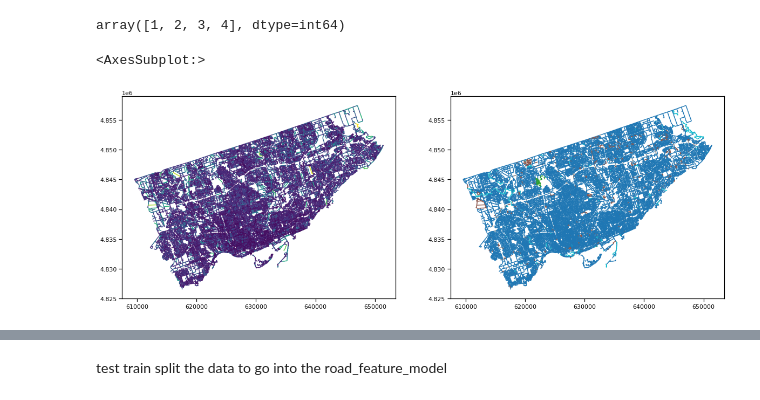
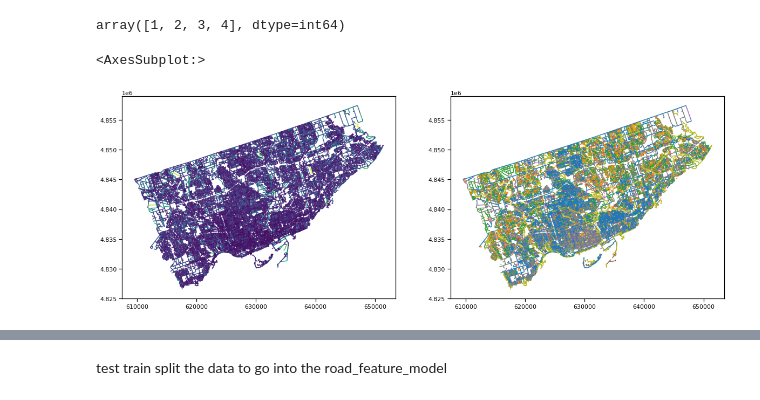
Before and after one commit to KeaganHRankin/Cycle-Classifier, a Jupyter notebook: edanalysis/eda_featuretype.ipynb, the cells around one changed output, grey strips where cells are left out. Drawn from its saved outputs; the diff is of its cells as text; code cells hidden in the pictures.

```diff
--- a/edanalysis/eda_featuretype.ipynb
+++ b/edanalysis/eda_featuretype.ipynb
@@ -62,5 +93,5 @@ centrelines_gpd.head()
 # %%
-centrelines_gpd = centrelines_gpd[['CENTRELINE_ID', 'FEATURE_CODE', 'FEATURE_CODE_DESC', 'JURISDICTION','LINEAR_NAME_FULL','geometry']]
+centrelines_gpd = centrelines_gpd[['CENTRELINE_ID', 'FEATURE_CODE', 'FEATURE_CODE_DESC','LINEAR_NAME_TYPE','LINEAR_NAME_FULL','geometry']]
 # %% [markdown]
 #### Join centrelines to Bo's raod segments
 WE need ot find the corresponding ID tag to join them, <br>
@@ -165,11 +196,11 @@ array([1, 2, 3, 4], dtype=int64)
 # %%
 fig, axs = plt.subplots(figsize=(20,12), ncols=2, nrows=1)
 
 # Plotting
 centre_merge.plot(ax=axs[0], column='length_in_')
-centre_merge.plot(ax=axs[1], column='JURISDICTION')
+centre_merge.plot(ax=axs[1], column='LINEAR_NAME_TYPE')
 # %% [output]
 <AxesSubplot:>
-[figure, old version]
+[figure, new version]
 # %%
 centre_merge = centre_merge.rename({'geometry_x':'geometry'}, axis=1)
```
Also changed, not shown: parts of 19 cells of this notebook.
